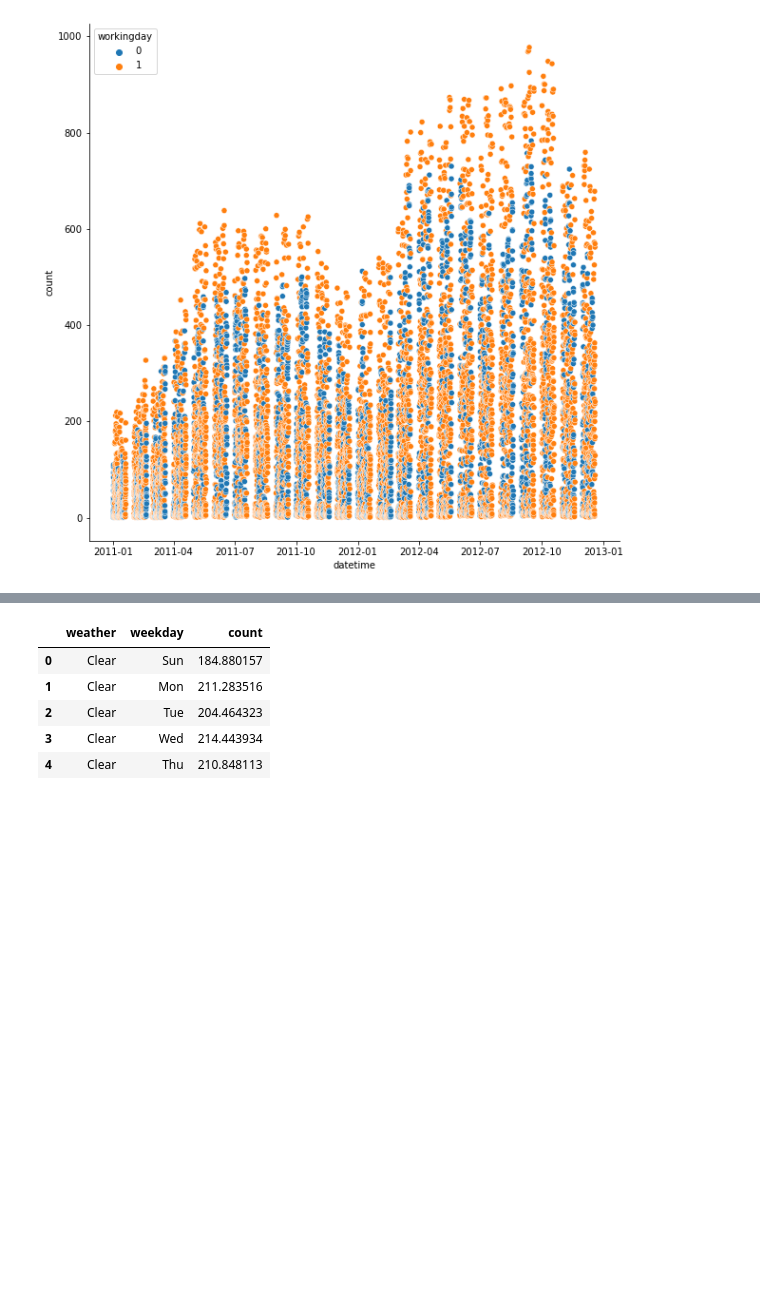
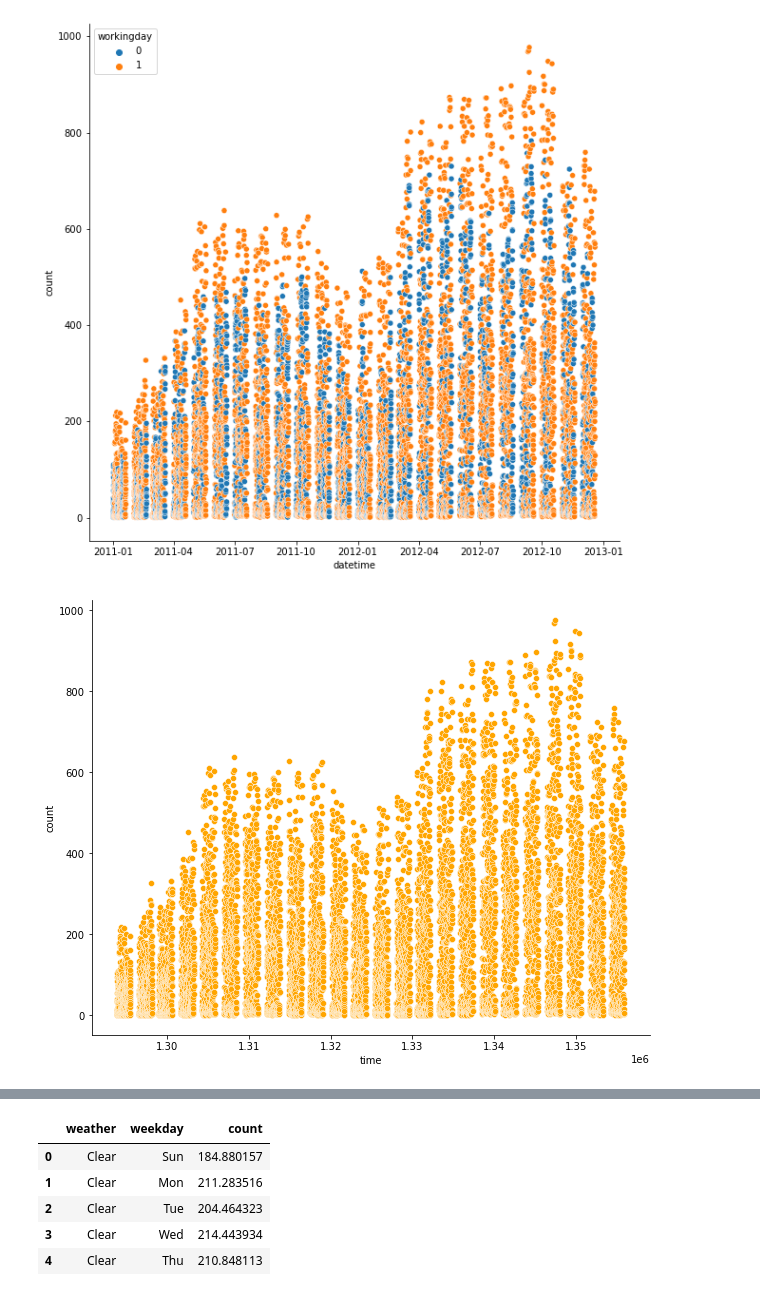
Before and after one commit to AnaHum/Linear_Regression, a Jupyter notebook: Project-linear-regression.ipynb, the cells around one changed output, grey strips where cells are left out. Saved outputs shown, nothing was run; the diff lists cells and outputs as text; code cells hidden in the pictures; blank space fills up the shorter version.

```diff
--- a/Project-linear-regression.ipynb
+++ b/Project-linear-regression.ipynb
@@ -230,6 +228,8 @@ sns.despine()
 # %%
 #checking how many bikes there are during the whole time
 fig, ax = plt.subplots(figsize=(10,8))
-sns.barplot(data=df, x='time', y='count', color='orange')
+sns.scatterplot(data=df, x='time', y='count', color='orange')
 sns.despine()
+# %% [output]
+[figure, added]
 # %%
```
Also changed, not shown: parts of 42 cells of this notebook.
